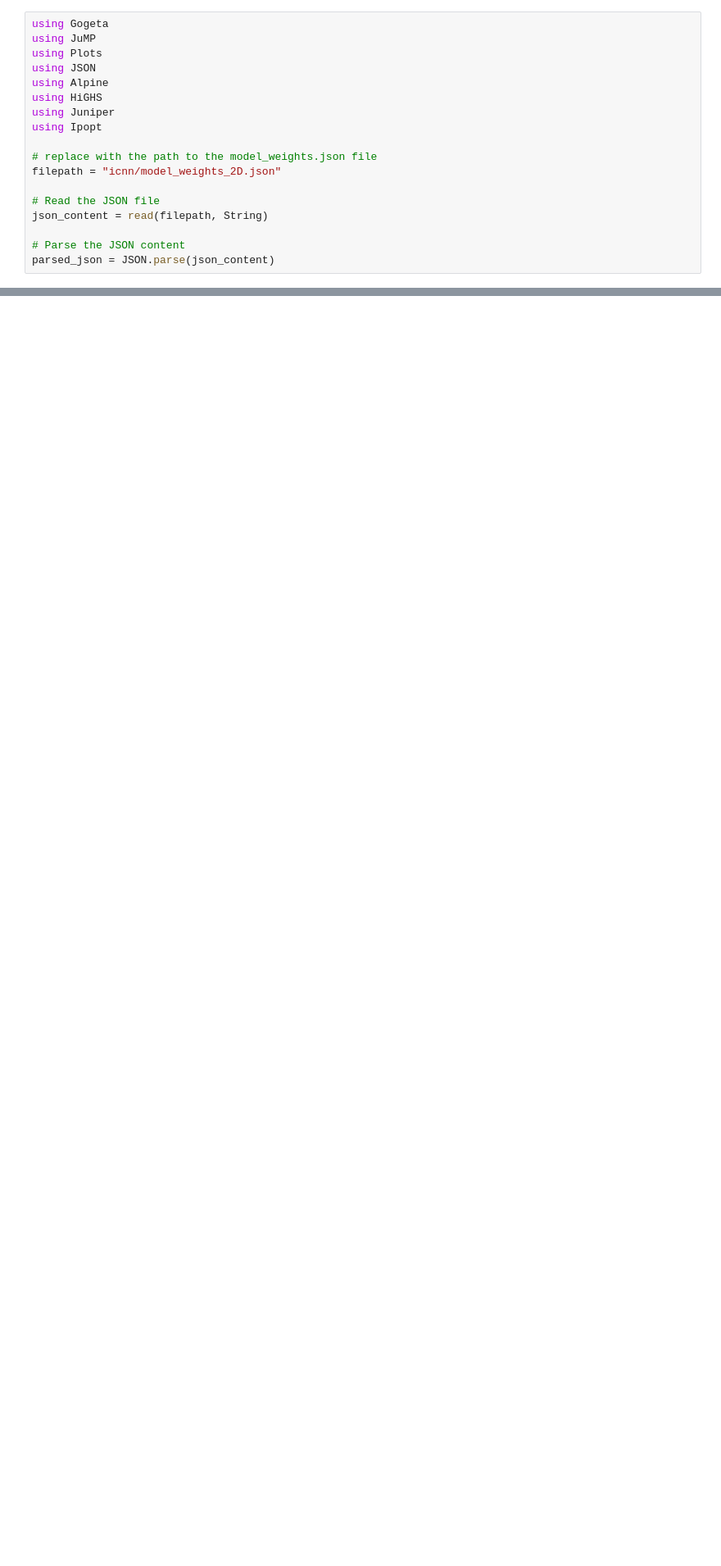
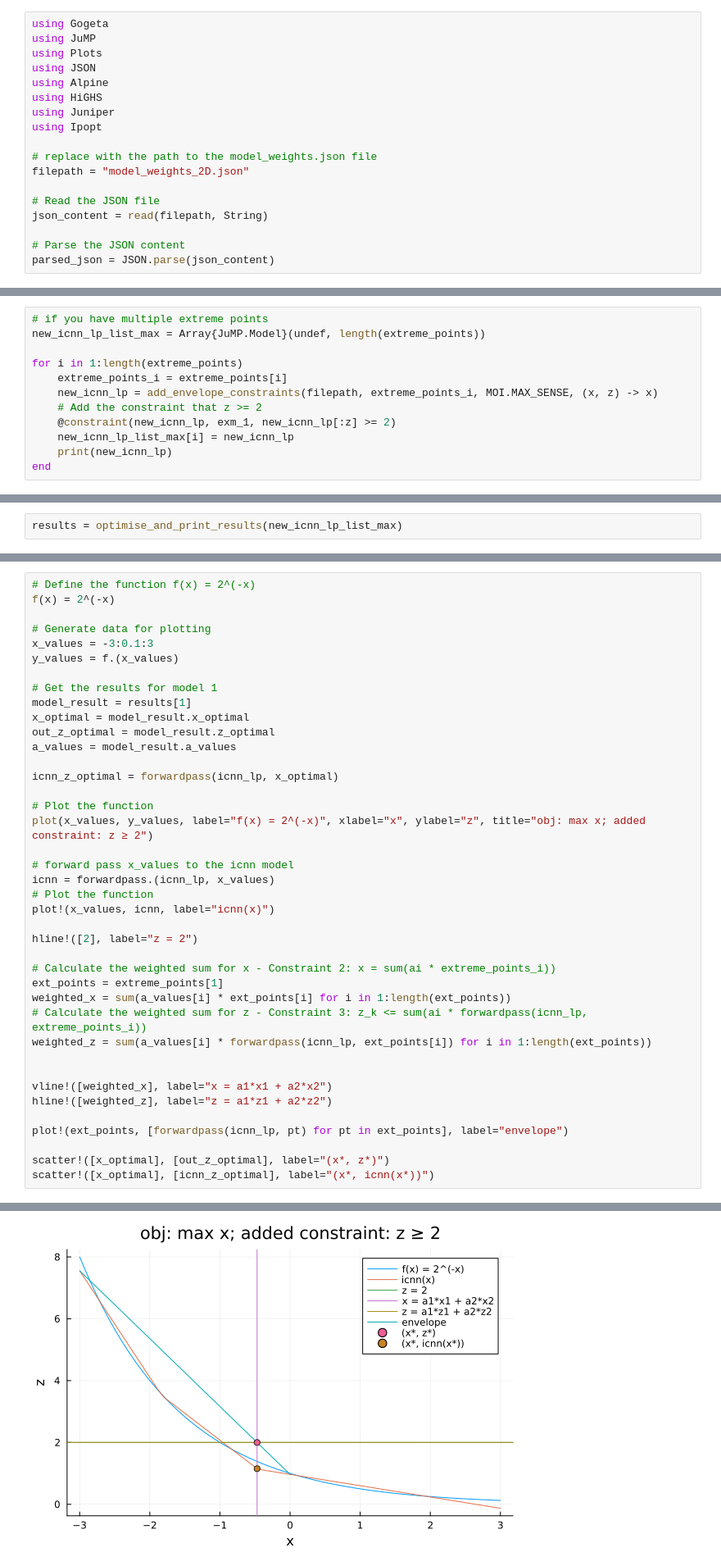
Before and after one commit to gamma-opt/icnn, a Jupyter notebook: example_2D.ipynb, the cells around one changed output, grey strips where cells are left out. Shown: that part at 82% size. Cells and saved outputs as stored; diff of their text form; blank space fills up the shorter version.

```diff
--- a/example_2D.ipynb
+++ b/example_2D.ipynb
@@ -72,7 +54,7 @@ using Juniper
 using Ipopt
 
 # replace with the path to the model_weights.json file
-filepath = "icnn/model_weights_2D.json"
+filepath = "model_weights_2D.json"
 
 # Read the JSON file
 json_content = read(filepath, String)
@@ -413,0 +557,12 @@ $$ \begin{aligned}
+# %%
+# if you have multiple extreme points
+new_icnn_lp_list_max = Array{JuMP.Model}(undef, length(extreme_points))
+
+for i in 1:length(extreme_points)
+    extreme_points_i = extreme_points[i]
+    new_icnn_lp = add_envelope_constraints(filepath, extreme_points_i, MOI.MAX_SENSE, (x, z) -> x)
+    # Add the constraint that z >= 2
+    @constraint(new_icnn_lp, exm_1, new_icnn_lp[:z] >= 2)
+    new_icnn_lp_list_max[i] = new_icnn_lp
+    print(new_icnn_lp)
+end
@@ -413,0 +587,2 @@ $$ \begin{aligned}
+# %%
+results = optimise_and_print_results(new_icnn_lp_list_max)
@@ -413,0 +615,41 @@ $$ \begin{aligned}
+# %%
+# Define the function f(x) = 2^(-x)
+f(x) = 2^(-x)
+
+# Generate data for plotting
+x_values = -3:0.1:3
+y_values = f.(x_values)
+
+# Get the results for model 1
+model_result = results[1]
+x_optimal = model_result.x_optimal
+out_z_optimal = model_result.z_optimal
+a_values = model_result.a_values
+
+icnn_z_optimal = forwardpass(icnn_lp, x_optimal)
+
+# Plot the function
+plot(x_values, y_values, label="f(x) = 2^(-x)", xlabel="x", ylabel="z", title="obj: max x; added constraint: z ≥ 2")
+
+# forward pass x_values to the icnn model
+icnn = forwardpass.(icnn_lp, x_values)
+# Plot the function
+plot!(x_values, icnn, label="icnn(x)")
+
+hline!([2], label="z = 2")
+
+# Calculate the weighted sum for x - Constraint 2: x = sum(ai * extreme_points_i))
+ext_points = extreme_points[1]
+weighted_x = sum(a_values[i] * ext_points[i] for i in 1:length(ext_points))
+# Calculate the weighted sum for z - Constraint 3: z_k <= sum(ai * forwardpass(icnn_lp, extreme_points_i))
+weighted_z = sum(a_values[i] * forwardpass(icnn_lp, ext_points[i]) for i in 1:length(ext_points))
+
+
+vline!([weighted_x], label="x = a1*x1 + a2*x2")
+hline!([weighted_z], label="z = a1*z1 + a2*z2")
+
+plot!(ext_points, [forwardpass(icnn_lp, pt) for pt in ext_points], label="envelope")
+
+scatter!([x_optimal], [out_z_optimal], label="(x*, z*)")
+scatter!([x_optimal], [icnn_z_optimal], label="(x*, icnn(x*))")
+# %% [output]
@@ -413,0 +673 @@ $$ \begin{aligned}
+[figure, added]
```
Also changed, not shown: parts of 25 cells of this notebook.
